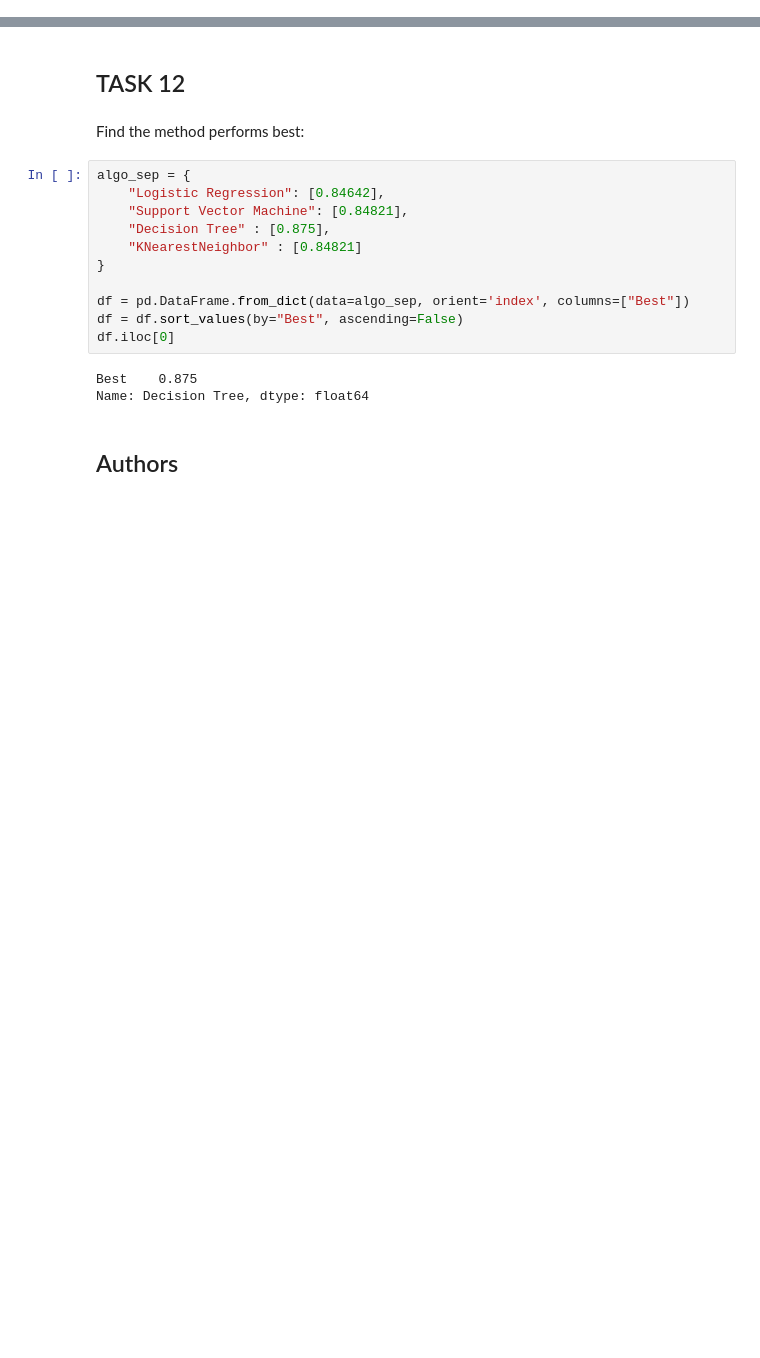
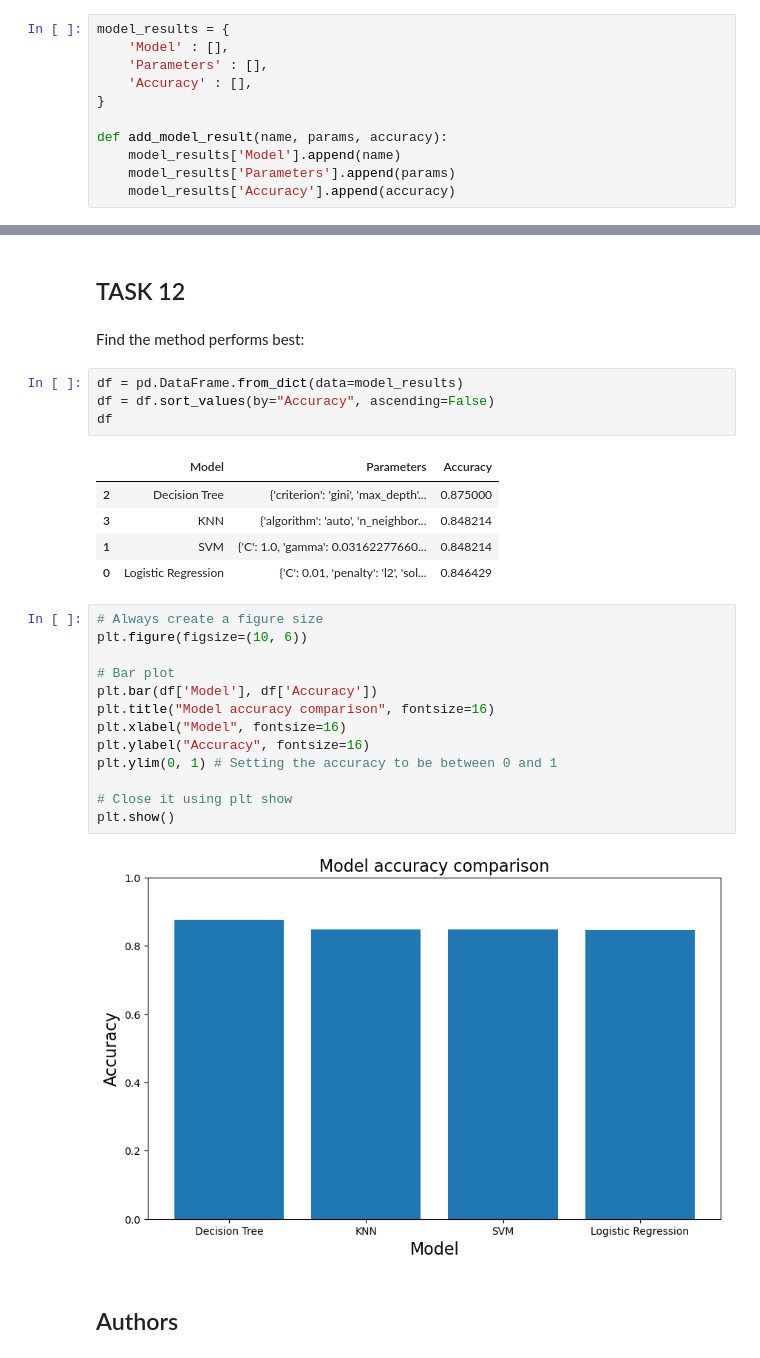
Before and after one commit to Ahmad-Su01/IBM-Data_Science_Capstone_SpaceX, a Jupyter notebook: IBM/Applied Data Science Capstone/Predictive Analysis (Classification)/SpaceX_Machine Learning Prediction_Part_5.ipynb, the cells around one changed output, grey strips where cells are left out. Saved outputs shown, nothing was run; the diff lists cells and outputs as text; blank space fills up the shorter version.

```diff
--- a/IBM/Applied Data Science Capstone/Predictive Analysis (Classification)/SpaceX_Machine Learning Prediction_Part_5.ipynb
+++ b/IBM/Applied Data Science Capstone/Predictive Analysis (Classification)/SpaceX_Machine Learning Prediction_Part_5.ipynb
@@ -156,6 +161,17 @@ we can see we only have 18 test samples.
 Y_test.shape
 # %% [output]
 (18,)
+# %%
+model_results = {
+    'Model' : [],
+    'Parameters' : [],
+    'Accuracy' : [],
+}
+
+def add_model_result(name, params, accuracy):
+    model_results['Model'].append(name)
+    model_results['Parameters'].append(params)
+    model_results['Accuracy'].append(accuracy)
 # %% [markdown]
 ## TASK  4
 # %% [markdown]
@@ -353,20 +375,31 @@ plot_confusion_matrix(Y_test,yhat)
 ## TASK  12
 # %% [markdown]
 Find the method performs best:
-# %%
-algo_sep = {
-    "Logistic Regression": [0.84642],
-    "Support Vector Machine": [0.84821],
-    "Decision Tree" : [0.875],
-    "KNearestNeighbor" : [0.84821]
-}
-
-df = pd.DataFrame.from_dict(data=algo_sep, orient='index', columns=["Best"])
-df = df.sort_values(by="Best", ascending=False)
-df.iloc[0]
-# %% [output]
-Best    0.875
-Name: Decision Tree, dtype: float64
+# %%
+df = pd.DataFrame.from_dict(data=model_results)
+df = df.sort_values(by="Accuracy", ascending=False)
+df
+# %% [output]
+|  | Model | Parameters | Accuracy |
+| 2 | Decision Tree | {'criterion': 'gini', 'max_depth'... | 0.875000 |
+| 3 | KNN | {'algorithm': 'auto', 'n_neighbor... | 0.848214 |
+| 1 | SVM | {'C': 1.0, 'gamma': 0.03162277660... | 0.848214 |
+| 0 | Logistic Regression | {'C': 0.01, 'penalty': 'l2', 'sol... | 0.846429 |
+# %%
+# Always create a figure size
+plt.figure(figsize=(10, 6))
+
+# Bar plot
+plt.bar(df['Model'], df['Accuracy'])
+plt.title("Model accuracy comparison", fontsize=16)
+plt.xlabel("Model", fontsize=16)
+plt.ylabel("Accuracy", fontsize=16)
+plt.ylim(0, 1) # Setting the accuracy to be between 0 and 1
+
+# Close it using plt show
+plt.show()
+# %% [output]
+[figure, added]
 # %% [markdown]
 ## Authors
 # %% [markdown]
```
Also changed, not shown: parts of 18 cells of this notebook.
